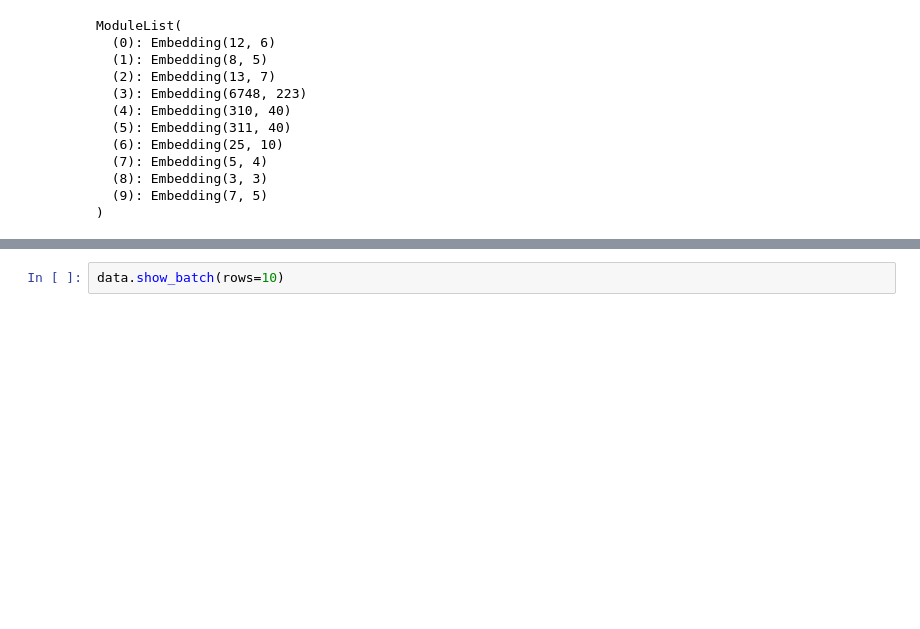
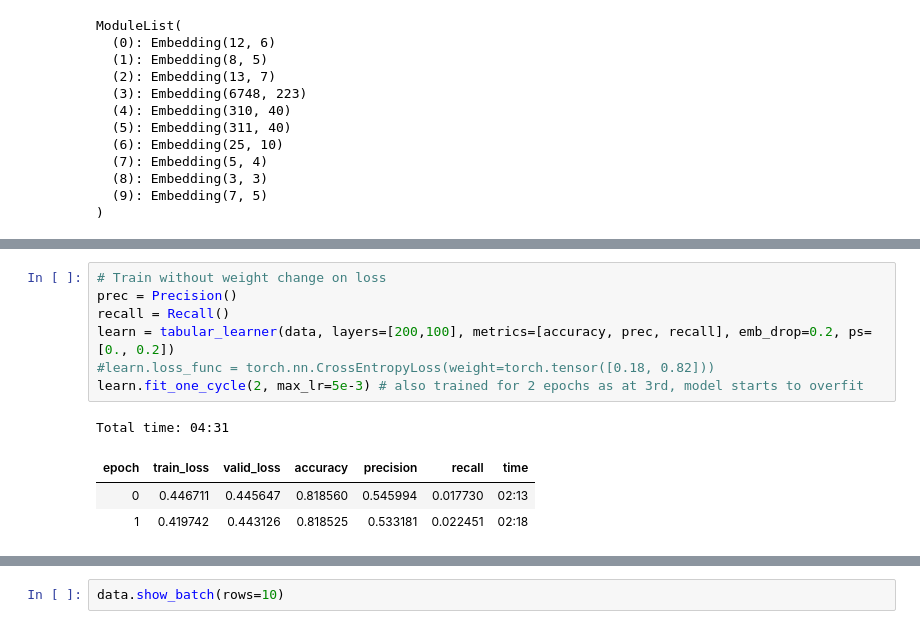
Before and after one commit to jin-sj/cs686_machine_learning, a Jupyter notebook: data_project/fastai_flight_delay.ipynb, the cells around one changed output, grey strips where cells are left out. Cells and saved outputs as stored; diff of their text form; blank space fills up the shorter version.

```diff
--- a/data_project/fastai_flight_delay.ipynb
+++ b/data_project/fastai_flight_delay.ipynb
@@ -249,3 +286,15 @@ Total non-trainable params: 0
+# %%
+# Train without weight change on loss
+prec = Precision()
+recall = Recall()
+learn = tabular_learner(data, layers=[200,100], metrics=[accuracy, prec, recall], emb_drop=0.2, ps=[0., 0.2])
+#learn.loss_func = torch.nn.CrossEntropyLoss(weight=torch.tensor([0.18, 0.82]))
+learn.fit_one_cycle(2, max_lr=5e-3) # also trained for 2 epochs as at 3rd, model starts to overfit
+# %% [output]
+Total time: 04:31
+| epoch | train_loss | valid_loss | accuracy | precision | recall | time |
+| 0 | 0.446711 | 0.445647 | 0.818560 | 0.545994 | 0.017730 | 02:13 |
+| 1 | 0.419742 | 0.443126 | 0.818525 | 0.533181 | 0.022451 | 02:18 |
 # %%
 interp = ClassificationInterpretation.from_learner(learn)
 a=interp.plot_confusion_matrix(figsize=(6,6), return_fig=True)
```
Also changed, not shown: parts of 21 cells of this notebook.
